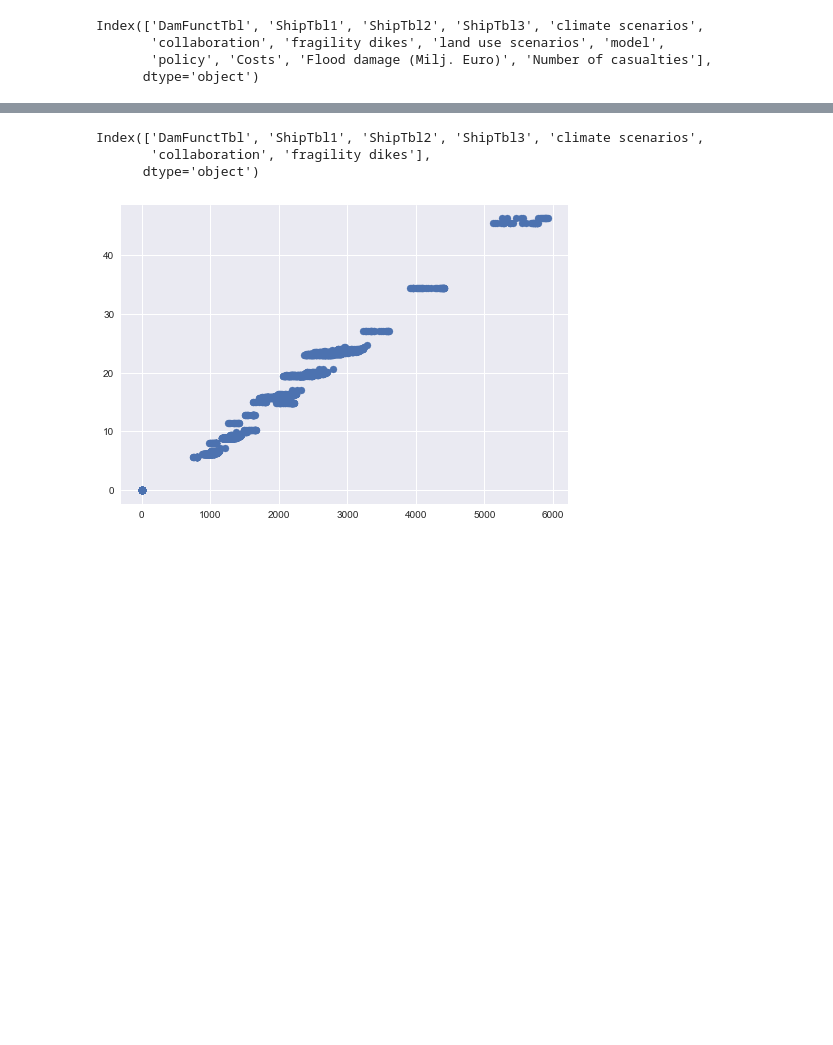
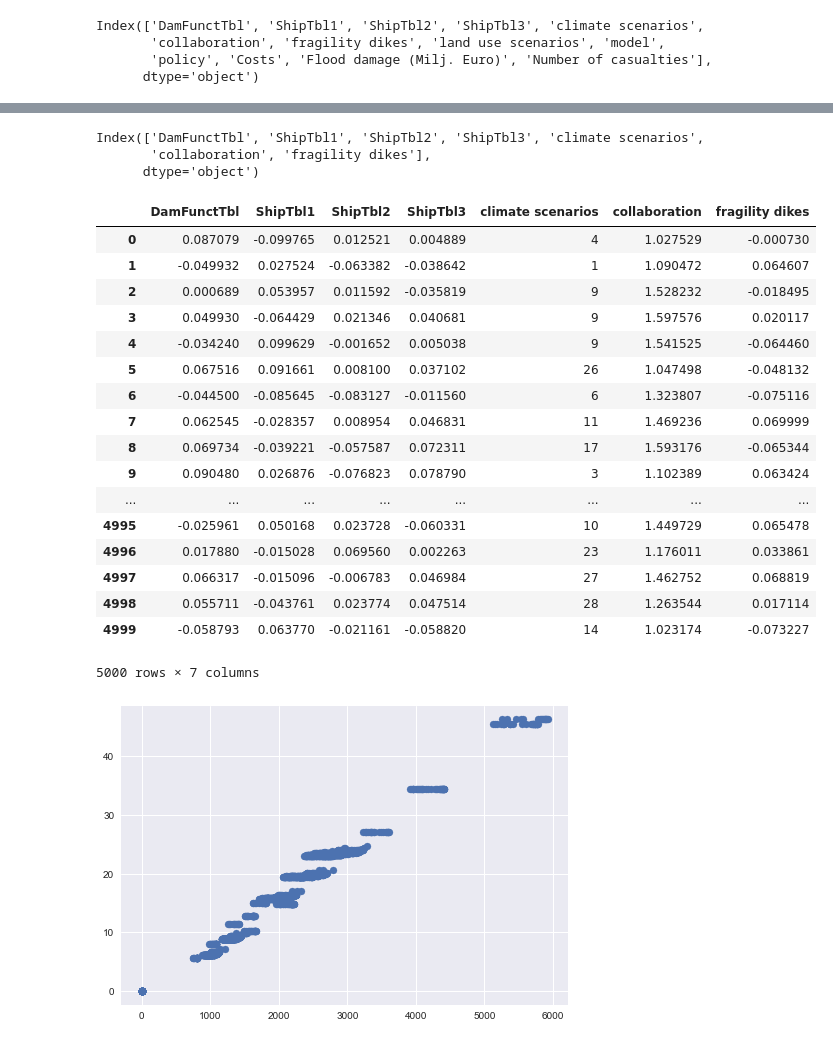
Before and after one commit to TRomijn/MBDM-project, a Jupyter notebook: Poster Assignment/2. Tim - Scenario Discovery v2.ipynb, the cells around one changed output, grey strips where cells are left out. Cells and saved outputs as stored; diff of their text form; code cells hidden in the pictures; blank space fills up the shorter version.

```diff
--- a/Poster Assignment/2. Tim - Scenario Discovery v2.ipynb
+++ b/Poster Assignment/2. Tim - Scenario Discovery v2.ipynb
@@ -40,15 +44,37 @@ Index(['DamFunctTbl', 'ShipTbl1', 'ShipTbl2', 'ShipTbl3', 'climate scenarios',
 objs_cols = data.columns[-2:]
 # %%
 unc_cols = data.columns[:-6]
-# %%
-unc_cols
-# %% [output]
-Index(['DamFunctTbl', 'ShipTbl1', 'ShipTbl2', 'ShipTbl3', 'climate scenarios',
-       'collaboration', 'fragility dikes'],
-      dtype='object')
+# %%
+# Uncertaint columns
+unc_cols
+# %% [output]
+Index(['DamFunctTbl', 'ShipTbl1', 'ShipTbl2', 'ShipTbl3', 'climate scenarios',
+       'collaboration', 'fragility dikes'],
+      dtype='object')
 # %%
 x = data[unc_cols]
 y = data.ix[:,12]
+# %%
+x.reset_index(drop=True)
+# %% [output]
+|  | DamFunctTbl | ShipTbl1 | ShipTbl2 | ShipTbl3 | climate scenarios | collaboration | fragility dikes |
+| 0 | 0.087079 | -0.099765 | 0.012521 | 0.004889 | 4 | 1.027529 | -0.000730 |
+| 1 | -0.049932 | 0.027524 | -0.063382 | -0.038642 | 1 | 1.090472 | 0.064607 |
+| 2 | 0.000689 | 0.053957 | 0.011592 | -0.035819 | 9 | 1.528232 | -0.018495 |
+| 3 | 0.049930 | -0.064429 | 0.021346 | 0.040681 | 9 | 1.597576 | 0.020117 |
+| 4 | -0.034240 | 0.099629 | -0.001652 | 0.005038 | 9 | 1.541525 | -0.064460 |
+| 5 | 0.067516 | 0.091661 | 0.008100 | 0.037102 | 26 | 1.047498 | -0.048132 |
+| 6 | -0.044500 | -0.085645 | -0.083127 | -0.011560 | 6 | 1.323807 | -0.075116 |
+| 7 | 0.062545 | -0.028357 | 0.008954 | 0.046831 | 11 | 1.469236 | 0.069999 |
+| 8 | 0.069734 | -0.039221 | -0.057587 | 0.072311 | 17 | 1.593176 | -0.065344 |
+| 9 | 0.090480 | 0.026876 | -0.076823 | 0.078790 | 3 | 1.102389 | 0.063424 |
+| ... | ... | ... | ... | ... | ... | ... | ... |
+| 4995 | -0.025961 | 0.050168 | 0.023728 | -0.060331 | 10 | 1.449729 | 0.065478 |
+| 4996 | 0.017880 | -0.015028 | 0.069560 | 0.002263 | 23 | 1.176011 | 0.033861 |
+| 4997 | 0.066317 | -0.015096 | -0.006783 | 0.046984 | 27 | 1.462752 | 0.068819 |
+| 4998 | 0.055711 | -0.043761 | 0.023774 | 0.047514 | 28 | 1.263544 | 0.017114 |
+| 4999 | -0.058793 | 0.063770 | -0.021161 | -0.058820 | 14 | 1.023174 | -0.073227 |
+5000 rows × 7 columns
 # %%
 plt.scatter(data[['Flood damage (Milj. Euro)']],data[['Number of casualties']])
 plt.show()
```
Also changed, not shown: parts of 8 cells of this notebook, 1 other file.
